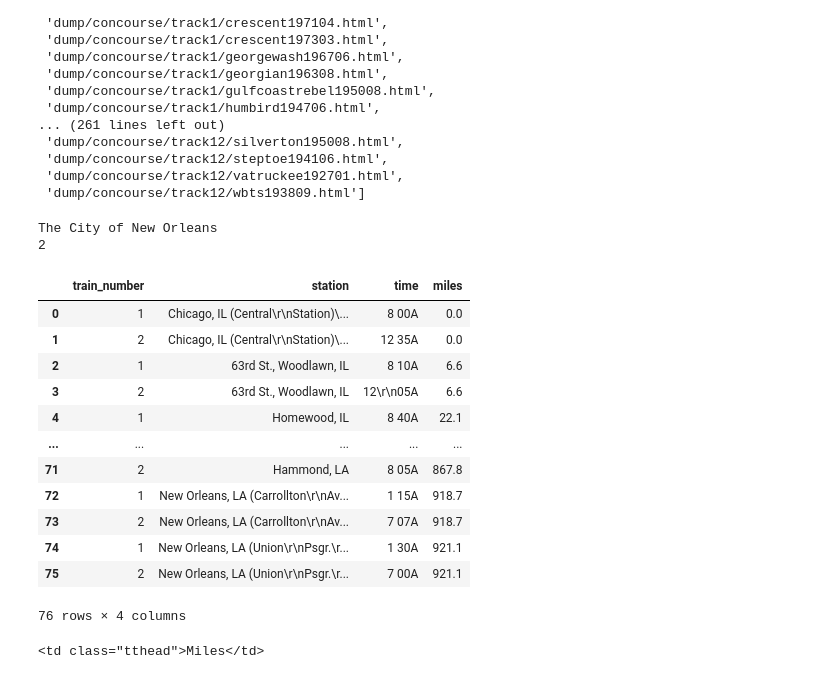
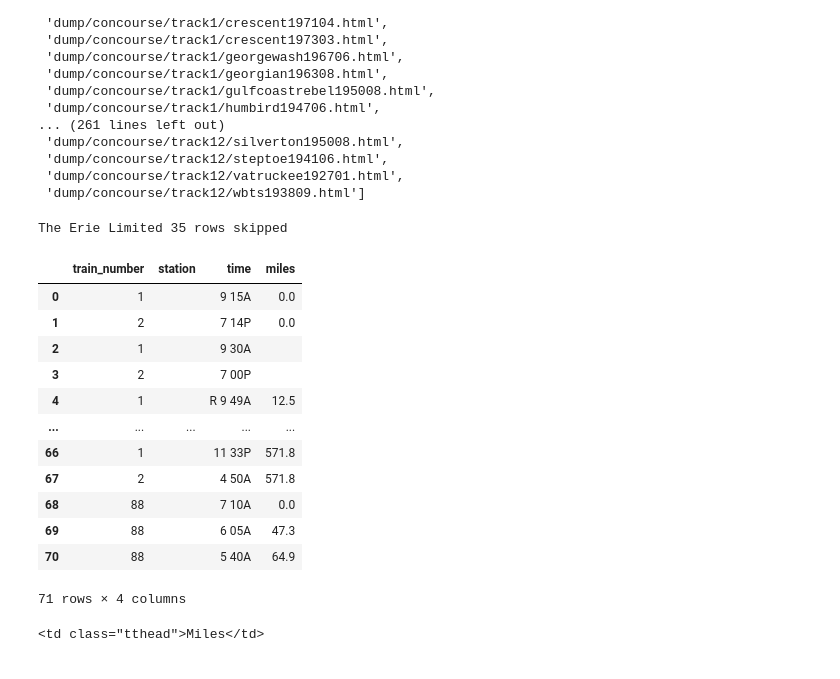
Before and after one commit to ryansdowning/chuggingthroughtime, a Jupyter notebook: backend/scraping/scrape.ipynb, the cells around one changed output. Drawn from its saved outputs; the diff is of its cells as text; code cells hidden in the pictures.

```diff
--- a/backend/scraping/scrape.ipynb
+++ b/backend/scraping/scrape.ipynb
@@ -80,12 +80,31 @@ all_train_files
  'dump/concourse/track12/vatruckee192701.html',
  'dump/concourse/track12/wbts193809.html']
 # %%
+def maybe_get_schedule_from_row(stops, row, train_nums, miles_index, station_index):
+    if train_nums is None:
+        return False
+    try:
+        # Don't differentiate between departure and arrival time, since they can be on different lines.
+        if row.find("td", class_="times") is None or len(row.find_all("td", class_="times")) != len(train_nums):
+            return False
+        miles = row.find("td", class_="miles")
+        if miles is None:
+            return False
+        station = miles.next_sibling
+
+        times = row.find_all("td", class_="times")
+        for num, time in zip(train_nums, times):
+            stops.loc[len(stops)] = [num, station.text.strip(), time.text.strip(), miles.text.strip()]
+        return True
+    except Exception as e:
+        print(row, e)
+        raise e
+
 def parse_schedule(schedule_filename):
     with open(schedule_filename, "rb") as f:
         soup = BeautifulSoup(f, "html.parser")
 
     train_name = soup.find("h1").text
-    print(train_name)
 
     # TODO: Date
     description_element = soup.find('h3', id='rrdate')
@@ -99,58 +118,56 @@ def parse_schedule(schedule_filename):
     heads = table.find_all("td", class_="tthead")
     for row in heads:
         if row.text.strip() == "Miles":
             p = row.parent
 
             for i, td in enumerate(p.find_all("td")):
                 if td.text.strip() == "Miles":
                     miles_index = i
                     station_index = i + 1
-                    print(miles_index)
                     break
 
             break
 
+    train_nums = None
+    num_rows_skipped = 0
     for row in rows:
         if row.find("td", class_="trainnum") is not None:
             # TODO: Map train number since they continue off each other
             train_nums = [t.text.strip() for t in row.find_all("td", class_="trainnum")]
             continue
-        # Don't differentiate between departure and arrival time, since they can be on different lines.
-        if row.find("td", class_="times") is None or len(row.find_all("td", class_="times")) != len(train_nums):
-            continue
-        times = row.find_all("td", class_="times")
 
-        miles = row.find_all("td")[miles_index].text
-        station = row.find_all("td")[station_index].text
-
-        for num, time in zip(train_nums, times):
-            stops = stops._append({"train_number": num, "station": station.strip(), "time": time.text.strip(), "miles": miles}, ignore_index=True)
+        added_schedule = maybe_get_schedule_from_row(stops, row, train_nums, miles_index, station_index)
+        if not added_schedule:
+            num_rows_skipped += 1
+    print(train_name, num_rows_skipped, "rows skipped")
 
     return stops
 
 
 
 
 # parse_schedule("dump/concourse/track1/birmspecial194112.html")
 # parse_schedule("dump/concourse/track1/carolinaspecial196410.html")
 # parse_schedule("dump/concourse/track1/cityneworl194706.html")
-parse_schedule("dump/concourse/track1/cityneworl197104.html")
+# parse_schedule("dump/concourse/track1/cityneworl197104.html")
+# parse_schedule("dump/concourse/track1/georgewash196706.html")
+# parse_schedule("dump/concourse/track1/gulfcoastrebel195008.html")
+parse_schedule("dump/concourse/track3/erieltd195103.html")
 # %% [output]
-The City of New Orleans
-2
+The Erie Limited 35 rows skipped
 |  | train_number | station | time | miles |
-| 0 | 1 | Chicago, IL (Central\r\nStation)\... | 8 00A | 0.0 |
-| 1 | 2 | Chicago, IL (Central\r\nStation)\... | 12 35A | 0.0 |
-| 2 | 1 | 63rd St., Woodlawn, IL | 8 10A | 6.6 |
-| 3 | 2 | 63rd St., Woodlawn, IL | 12\r\n05A | 6.6 |
-| 4 | 1 | Homewood, IL | 8 40A | 22.1 |
+| 0 | 1 |  | 9 15A | 0.0 |
+| 1 | 2 |  | 7 14P | 0.0 |
+| 2 | 1 |  | 9 30A |  |
+| 3 | 2 |  | 7 00P |  |
+| 4 | 1 |  | R 9 49A | 12.5 |
 | ... | ... | ... | ... | ... |
-| 71 | 2 | Hammond, LA | 8 05A | 867.8 |
-| 72 | 1 | New Orleans, LA (Carrollton\r\nAv... | 1 15A | 918.7 |
-| 73 | 2 | New Orleans, LA (Carrollton\r\nAv... | 7 07A | 918.7 |
-| 74 | 1 | New Orleans, LA (Union\r\nPsgr.\r... | 1 30A | 921.1 |
-| 75 | 2 | New Orleans, LA (Union\r\nPsgr.\r... | 7 00A | 921.1 |
+| 66 | 1 |  | 11 33P | 571.8 |
+| 67 | 2 |  | 4 50A | 571.8 |
+| 68 | 88 |  | 7 10A | 0.0 |
+| 69 | 88 |  | 6 05A | 47.3 |
+| 70 | 88 |  | 5 40A | 64.9 |
-76 rows × 4 columns
+71 rows × 4 columns
 # %%
 # %% [output]
 <td class="tthead">Miles</td>
```
Also changed, not shown: parts of 1 cell of this notebook.
